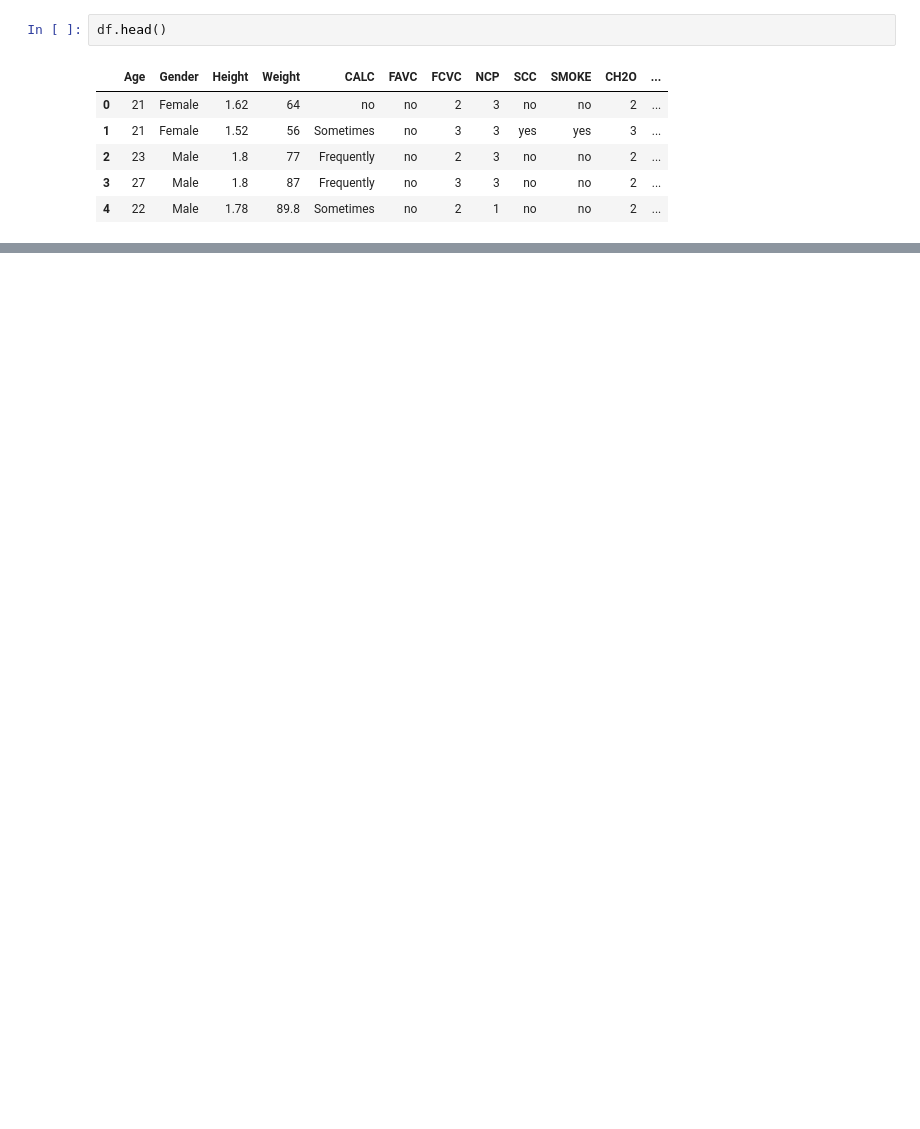
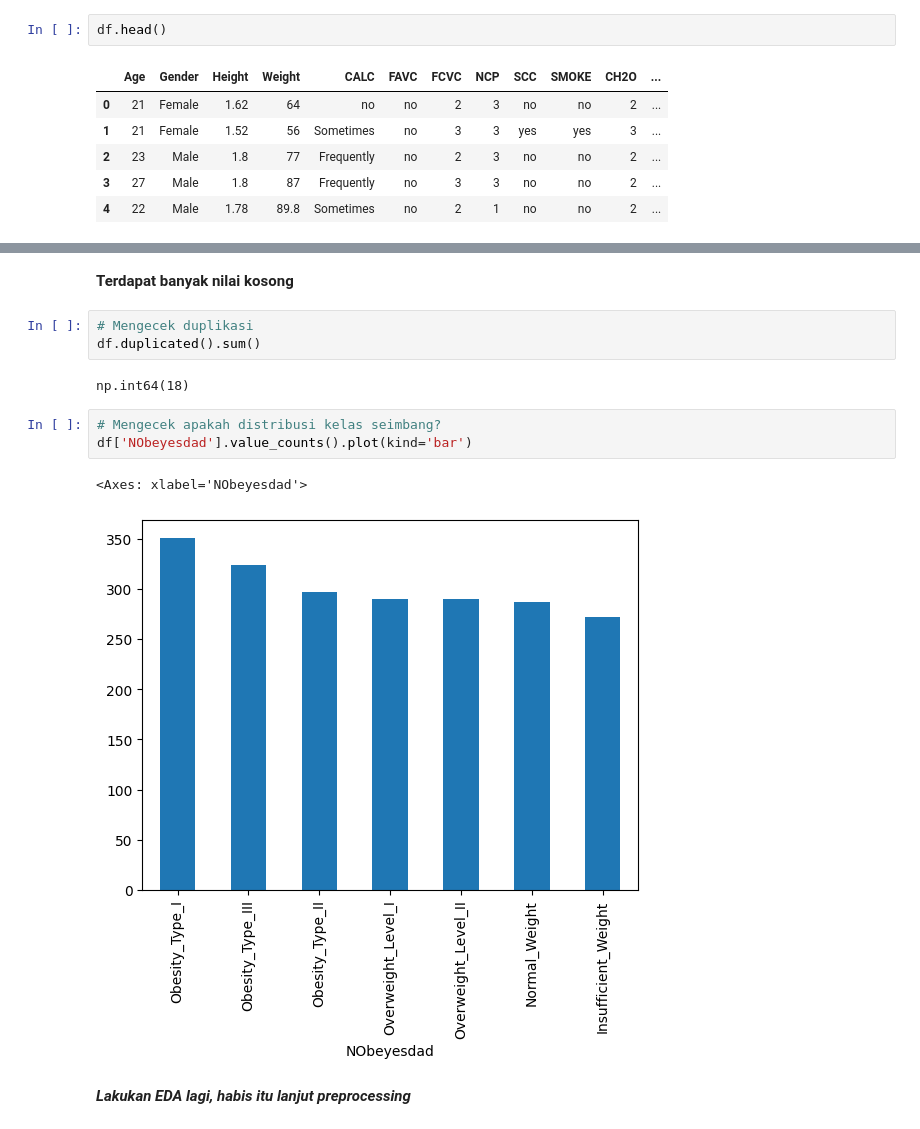
Before and after one commit to Fadri-Ashley/Data-Science-Capstone-Project, a Jupyter notebook: Model_Pipeline/obesity_model.ipynb, the cells around one changed output, grey strips where cells are left out. Saved outputs shown, nothing was run; the diff lists cells and outputs as text; blank space fills up the shorter version.

```diff
--- a/Model_Pipeline/obesity_model.ipynb
+++ b/Model_Pipeline/obesity_model.ipynb
@@ -15,0 +91,15 @@ df.head()
+# %% [markdown]
+**Terdapat banyak nilai kosong**
+# %%
+# Mengecek duplikasi
+df.duplicated().sum()
+# %% [output]
+np.int64(18)
+# %%
+# Mengecek apakah distribusi kelas seimbang?
+df['NObeyesdad'].value_counts().plot(kind='bar')
+# %% [output]
+<Axes: xlabel='NObeyesdad'>
+[figure, added]
+# %% [markdown]
+***Lakukan EDA lagi, habis itu lanjut preprocessing***
```
Also changed, not shown: parts of 6 cells of this notebook.
